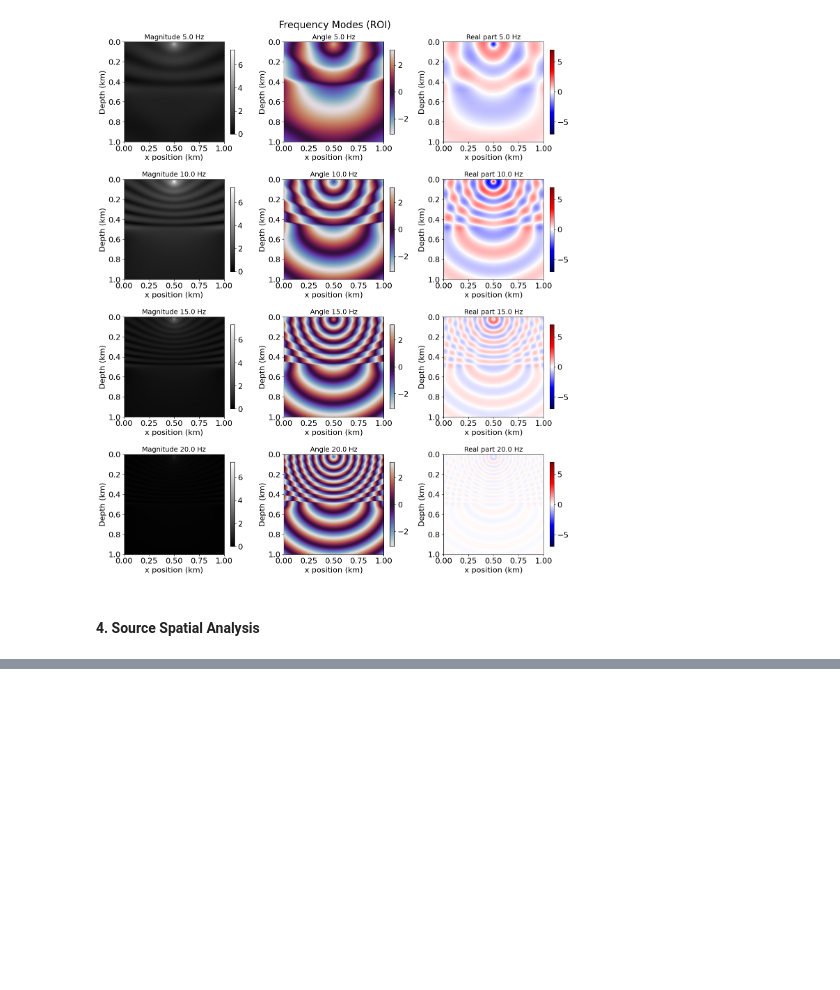
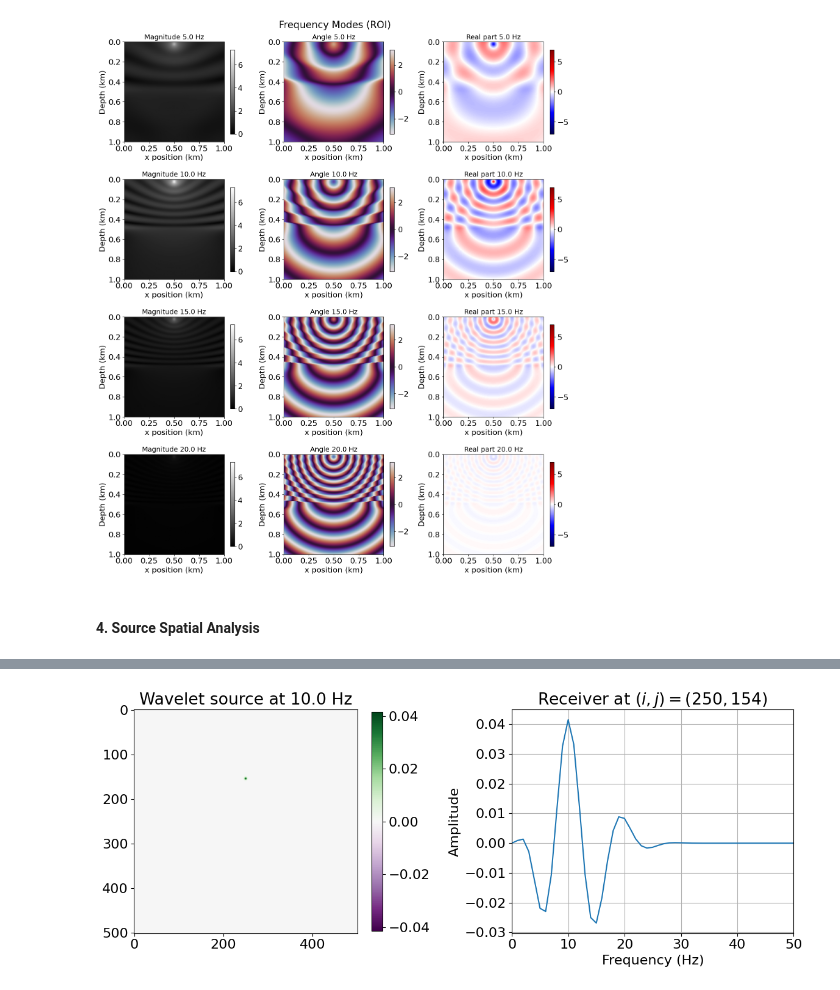
Before and after one commit to JulianSoZa/seismic_wave_propagation, a Jupyter notebook: notebooks/wave_eq_to_freq_domain.ipynb, the cells around one changed output, grey strips where cells are left out. Saved outputs shown, nothing was run; the diff lists cells and outputs as text; code cells hidden in the pictures; blank space fills up the shorter version.

```diff
--- a/notebooks/wave_eq_to_freq_domain.ipynb
+++ b/notebooks/wave_eq_to_freq_domain.ipynb
@@ -177,7 +180,31 @@ plt.show()
 # %%
 source_amplitude = geometry.src.data
 source_time = geometry.src.time_values
 
 dt = np.diff(source_time)[0]
 source_FFT = np.fft.rfft(source_amplitude, axis=0)*dt*1e-3
 source_freq_vector = np.fft.rfftfreq(source_time.shape[-1], d=dt)*1e3
+source_FFT_space_real = np.einsum('i,jk->ijk', np.squeeze(np.real(source_FFT)), src_space.data)
+
+this_nfrequency = 10
+pos_injection = (250, 154)
+
+plt.figure(figsize=(12, 5))
+plt.subplot(1, 2, 1)
+vmax = np.max(np.abs(source_FFT_space_real))
+im1 = plt.imshow(source_FFT_space_real[this_nfrequency].T, cmap='PRGn', vmin=-vmax, vmax=vmax)
+plt.colorbar(im1, shrink=0.98)
+plt.title(f'Wavelet source at {source_freq_vector[this_nfrequency]:.1f} Hz')
+
+
+plt.subplot(1, 2, 2)
+plt.plot(source_freq_vector, source_FFT_space_real[:, pos_injection[0], pos_injection[1]])
+plt.title(f'Receiver at $(i,j) = {pos_injection}$')
+plt.xlabel('Frequency (Hz)')
+plt.ylabel('Amplitude')
+plt.xlim(0, 50)
+plt.grid()
+plt.tight_layout()
+plt.show()
+# %% [output]
+[figure, added]
```
Also changed, not shown: parts of 16 cells of this notebook.
